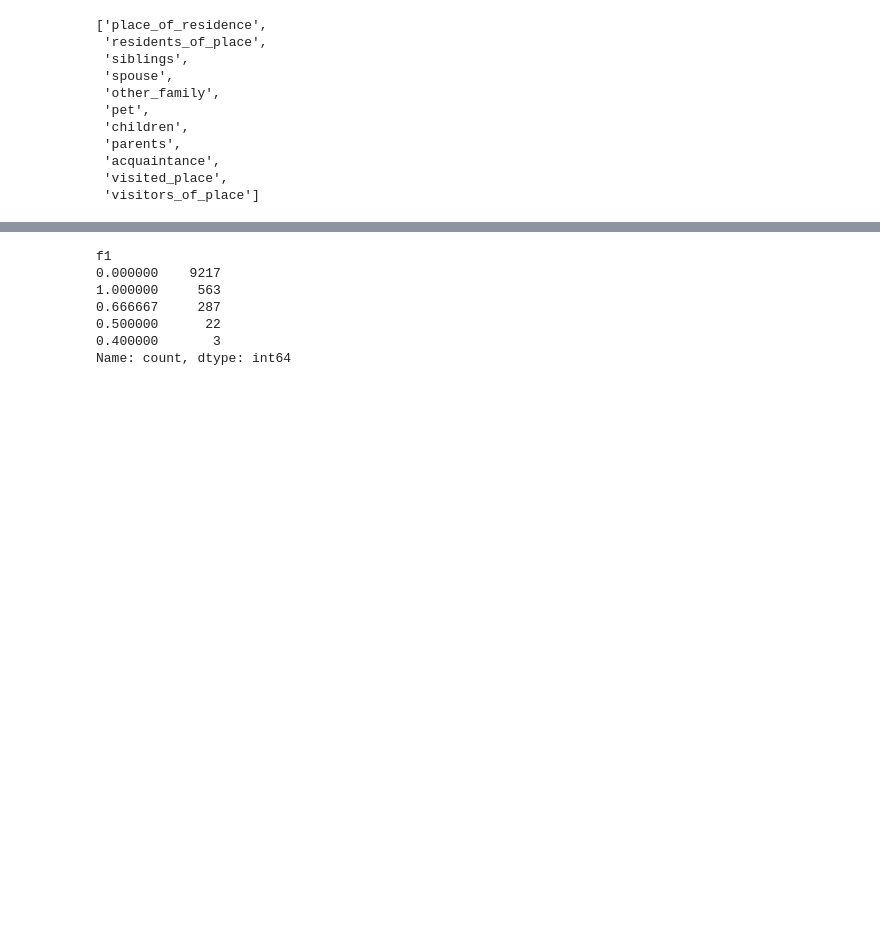
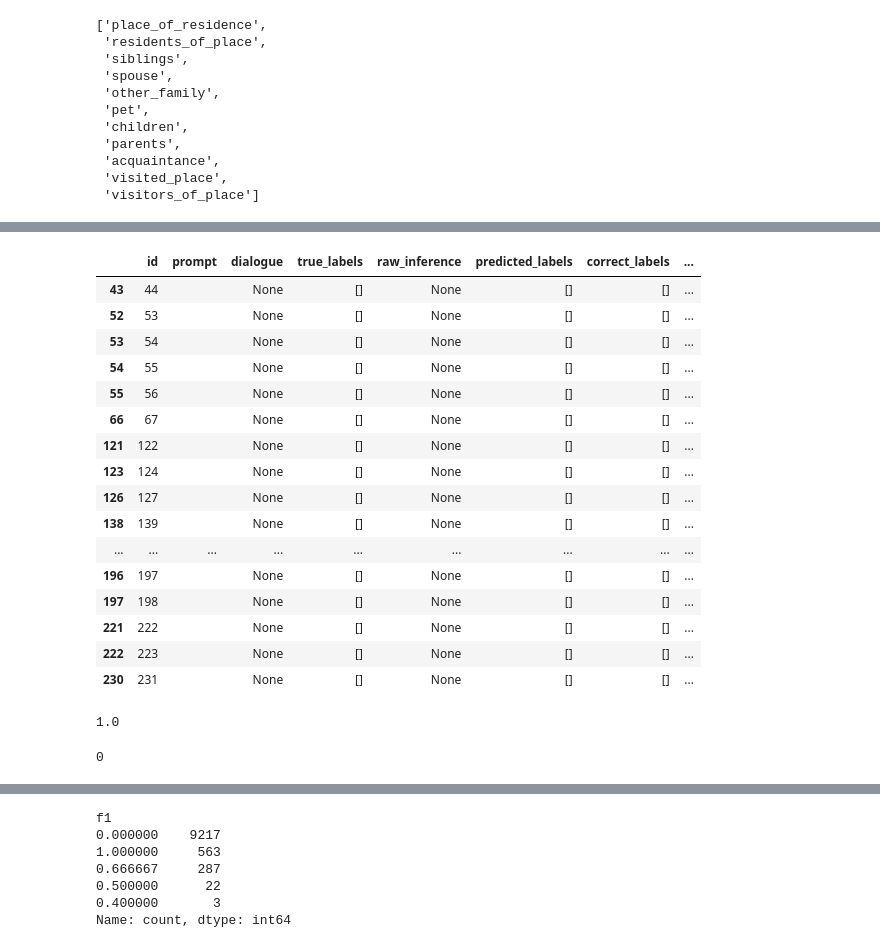
Before and after one commit to murilobellatini/RelNetCare, a Jupyter notebook: reports/04_model_evaluation/dialogre-evalaute-bart-relation-inferer.ipynb, the cells around one changed output, grey strips where cells are left out. Cells and saved outputs as stored; diff of their text form; code cells hidden in the pictures; blank space fills up the shorter version.

```diff
--- a/reports/04_model_evaluation/dialogre-evalaute-bart-relation-inferer.ipynb
+++ b/reports/04_model_evaluation/dialogre-evalaute-bart-relation-inferer.ipynb
@@ -248,0 +268,29 @@ KeyError: 'tp'
+# %%
+mask = metric_visualizer.df.apply(lambda x: (x['true_labels'] == []) &  (x['predicted_labels'] == []), axis=1)
+metric_visualizer.df[mask]#['failure_modes'].iloc[0]
+# %% [output]
+|  | id | prompt | dialogue | true_labels | raw_inference | predicted_labels | correct_labels | ... |
+| 43 | 44 |  | None | [] | None | [] | [] | ... |
+| 52 | 53 |  | None | [] | None | [] | [] | ... |
+| 53 | 54 |  | None | [] | None | [] | [] | ... |
+| 54 | 55 |  | None | [] | None | [] | [] | ... |
+| 55 | 56 |  | None | [] | None | [] | [] | ... |
+| 66 | 67 |  | None | [] | None | [] | [] | ... |
+| 121 | 122 |  | None | [] | None | [] | [] | ... |
+| 123 | 124 |  | None | [] | None | [] | [] | ... |
+| 126 | 127 |  | None | [] | None | [] | [] | ... |
+| 138 | 139 |  | None | [] | None | [] | [] | ... |
+| ... | ... | ... | ... | ... | ... | ... | ... | ... |
+| 196 | 197 |  | None | [] | None | [] | [] | ... |
+| 197 | 198 |  | None | [] | None | [] | [] | ... |
+| 221 | 222 |  | None | [] | None | [] | [] | ... |
+| 222 | 223 |  | None | [] | None | [] | [] | ... |
+| 230 | 231 |  | None | [] | None | [] | [] | ... |
+# %%
+metric_visualizer.df['f1s'].max()
+# %% [output]
+1.0
+# %%
+(metric_visualizer.df['f1s'].astype(int) == 1).sum()
+# %% [output]
+0
```
Also changed, not shown: parts of 7 cells of this notebook, 10 other files.
